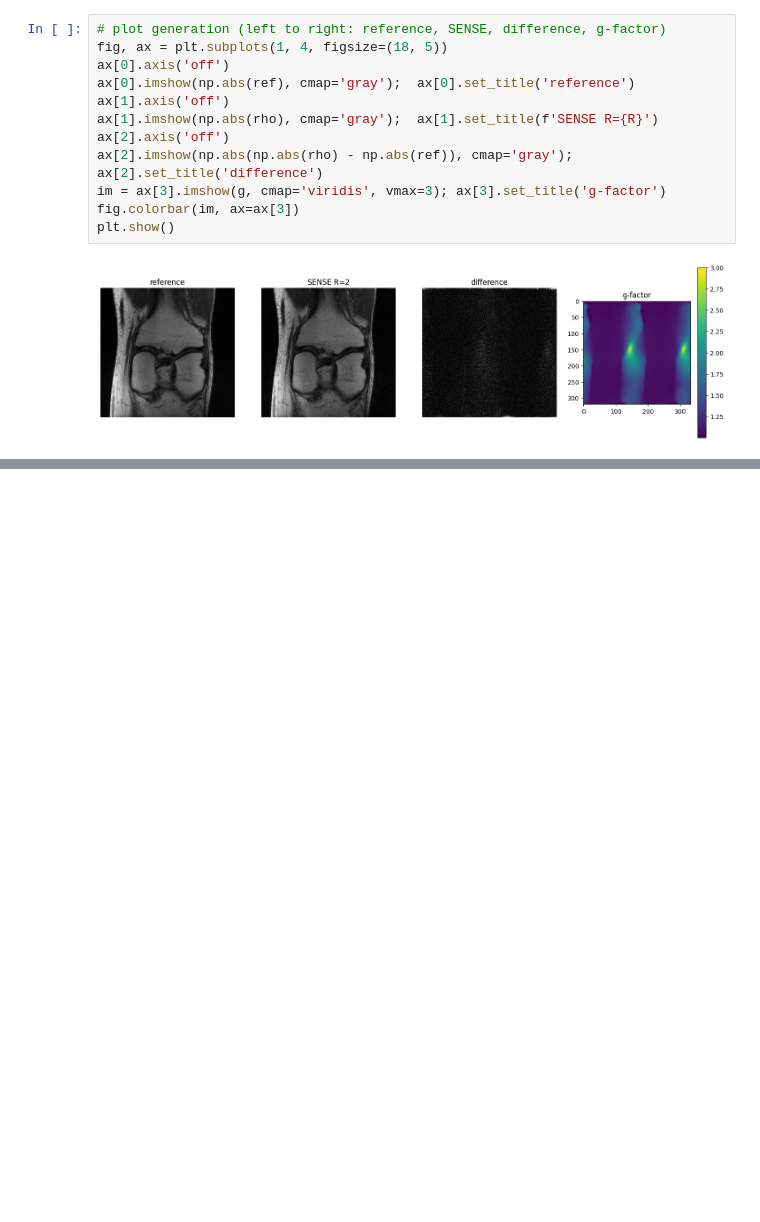
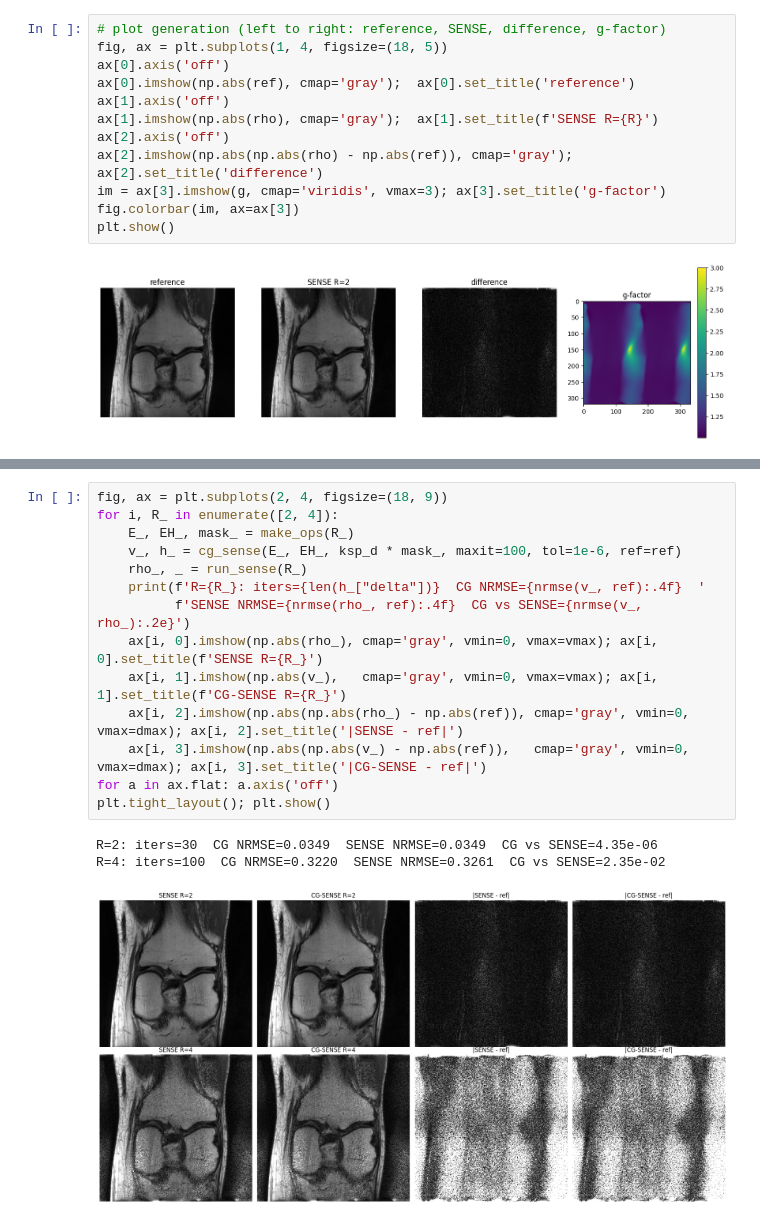
Before and after one commit to sajlardiya-hue/sense-cgsense, a Jupyter notebook: notebooks/main.ipynb, the cells around one changed output, grey strips where cells are left out. Drawn from its saved outputs; the diff is of its cells as text; blank space fills up the shorter version.

```diff
--- a/notebooks/main.ipynb
+++ b/notebooks/main.ipynb
@@ -103,0 +244,18 @@ plt.show()
+# %%
+fig, ax = plt.subplots(2, 4, figsize=(18, 9))
+for i, R_ in enumerate([2, 4]):
+    E_, EH_, mask_ = make_ops(R_)
+    v_, h_ = cg_sense(E_, EH_, ksp_d * mask_, maxit=100, tol=1e-6, ref=ref)
+    rho_, _ = run_sense(R_)
+    print(f'R={R_}: iters={len(h_["delta"])}  CG NRMSE={nrmse(v_, ref):.4f}  '
+          f'SENSE NRMSE={nrmse(rho_, ref):.4f}  CG vs SENSE={nrmse(v_, rho_):.2e}')
+    ax[i, 0].imshow(np.abs(rho_), cmap='gray', vmin=0, vmax=vmax); ax[i, 0].set_title(f'SENSE R={R_}')
+    ax[i, 1].imshow(np.abs(v_),   cmap='gray', vmin=0, vmax=vmax); ax[i, 1].set_title(f'CG-SENSE R={R_}')
+    ax[i, 2].imshow(np.abs(np.abs(rho_) - np.abs(ref)), cmap='gray', vmin=0, vmax=dmax); ax[i, 2].set_title('|SENSE - ref|')
+    ax[i, 3].imshow(np.abs(np.abs(v_) - np.abs(ref)),   cmap='gray', vmin=0, vmax=dmax); ax[i, 3].set_title('|CG-SENSE - ref|')
+for a in ax.flat: a.axis('off')
+plt.tight_layout(); plt.show()
+# %% [output]
+R=2: iters=30  CG NRMSE=0.0349  SENSE NRMSE=0.0349  CG vs SENSE=4.35e-06
+R=4: iters=100  CG NRMSE=0.3220  SENSE NRMSE=0.3261  CG vs SENSE=2.35e-02
+[figure, added]
```
Also changed, not shown: parts of 10 cells of this notebook.
